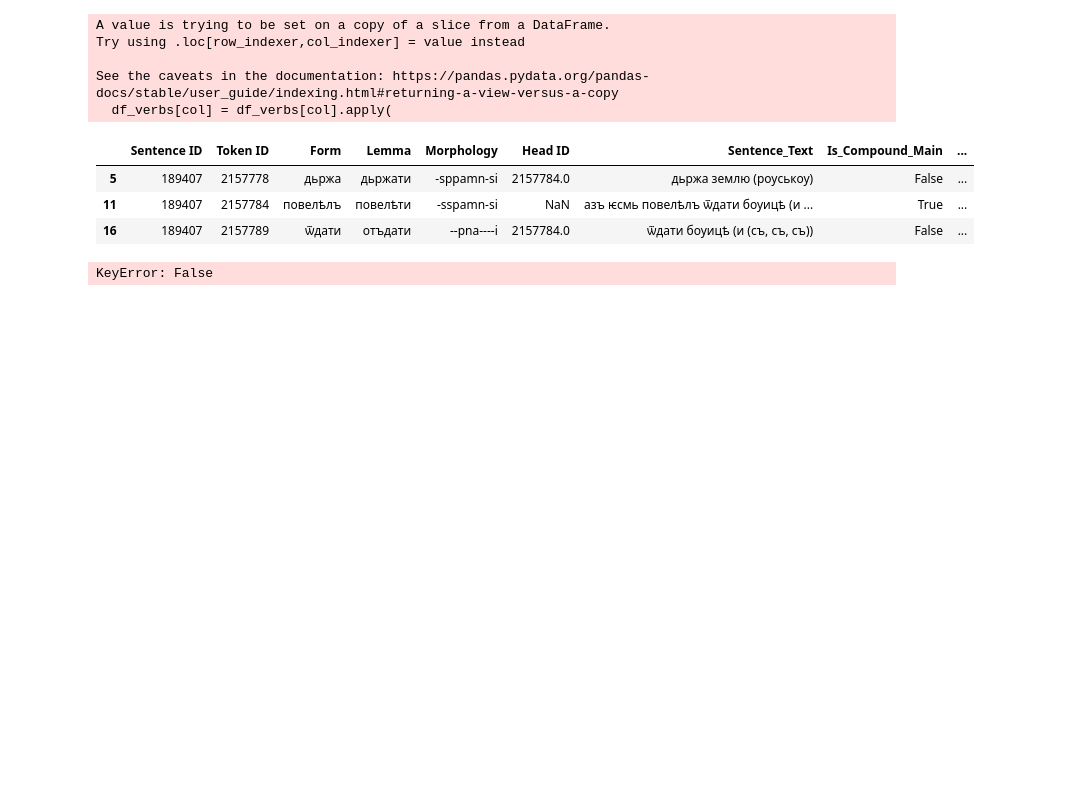
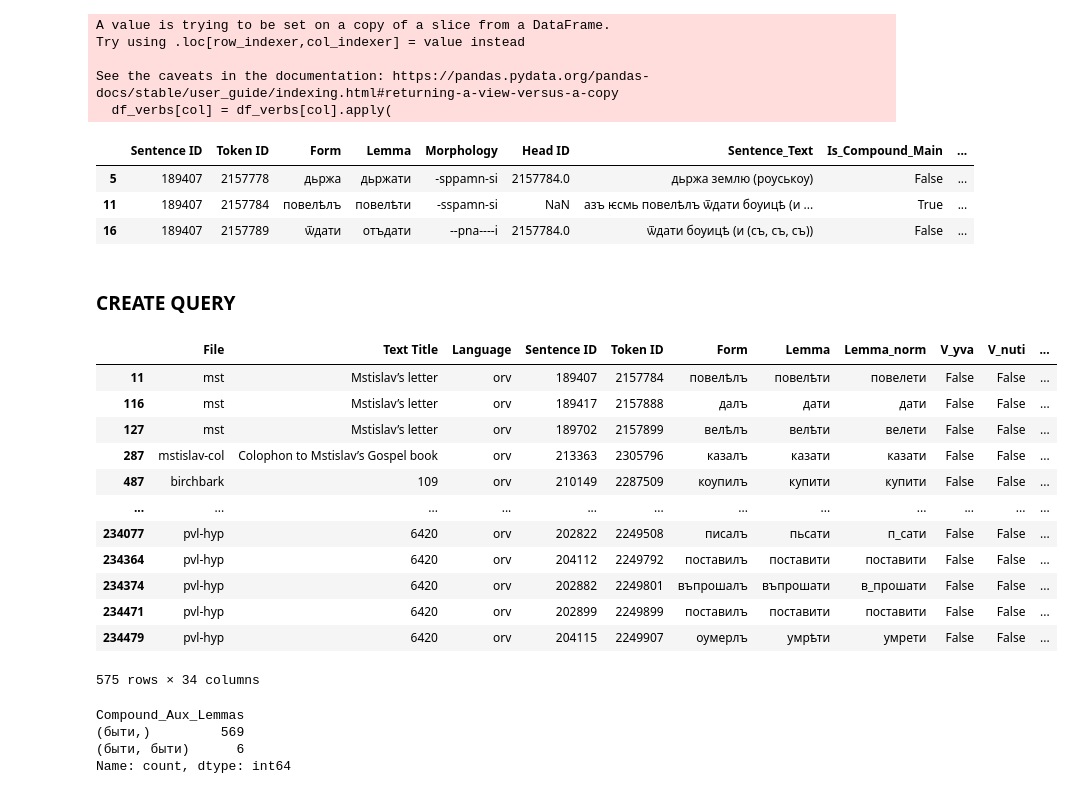
Before and after one commit to m03dtb/old-east-slavic-corpus-analysis, a Jupyter notebook: 02/8_Evaluate_Tempus.ipynb, the cells around one changed output. Saved outputs shown, nothing was run; the diff lists cells and outputs as text; code cells hidden in the pictures; blank space fills up the shorter version.

```diff
--- a/02/8_Evaluate_Tempus.ipynb
+++ b/02/8_Evaluate_Tempus.ipynb
@@ -164,3 +165,5 @@ df_verbs.iloc[rows, cols]
 # %%
 # make sure all Compound_Aux verbs have been removed
 assert not df_verbs['Is_Compound_Aux'].any()
+# %% [markdown]
+### CREATE QUERY
@@ -167,13 +195,56 @@ assert not df_verbs['Is_Compound_Aux'].any()
 # %%
-def df_filter_verbs(df):
+def filter_verbs_new(df, AUX, aux_pattern, main_pattern):
 
-    df.loc[
-        (df["Is_Compound_Aux"==True]),
-        df["Text Title"]
-    ]
+    def aux_match(row):
+        lemmas = row['Compound_Aux_Lemmas'] or []
+        morphs = row['Compound_Aux_Morphology'] or []
 
-    return df
+        pairs_in_row = list(zip(lemmas, morphs))
 
-df_filter_verbs(df_verbs)
+        # there must be a pair for each couple
+        for target_lemma, target_pattern in zip(AUX, aux_pattern):
+            if not any(
+                lemma == target_lemma and match_morph(morph, target_pattern)
+                for lemma, morph in pairs_in_row
+            ):
+                return False
+
+        return True
+
+    mask_aux = df.apply(aux_match, axis=1)
+
+    mask_main = df['Morphology'].apply(
+        lambda x: isinstance(x, str) and match_morph(x, main_pattern)
+    )
+
+    return df.loc[mask_main & mask_aux]
-# %% [output]
-KeyError: False
+# %%
+df_res = filter_verbs_new(
+    df_verbs,
+    AUX=['быти', 'быти'],
+    aux_pattern=["-s-------", "-----------"],
+    main_pattern="-sspamn-si"
+)
+# %%
+df_res
+# %% [output]
+|  | File | Text Title | Language | Sentence ID | Token ID | Form | Lemma | Lemma_norm | V_yva | V_nuti | ... |
+| 11 | mst | Mstislav’s letter | orv | 189407 | 2157784 | повелѣлъ | повелѣти | повелети | False | False | ... |
+| 116 | mst | Mstislav’s letter | orv | 189417 | 2157888 | далъ | дати | дати | False | False | ... |
+| 127 | mst | Mstislav’s letter | orv | 189702 | 2157899 | велѣлъ | велѣти | велети | False | False | ... |
+| 287 | mstislav-col | Colophon to Mstislav’s Gospel book | orv | 213363 | 2305796 | казалъ | казати | казати | False | False | ... |
+| 487 | birchbark | 109 | orv | 210149 | 2287509 | кѹпилъ | купити | купити | False | False | ... |
+| ... | ... | ... | ... | ... | ... | ... | ... | ... | ... | ... | ... |
+| 234077 | pvl-hyp | 6420 | orv | 202822 | 2249508 | писалъ | пьсати | п_сати | False | False | ... |
+| 234364 | pvl-hyp | 6420 | orv | 204112 | 2249792 | поставилъ | поставити | поставити | False | False | ... |
+| 234374 | pvl-hyp | 6420 | orv | 202882 | 2249801 | въпрошалъ | въпрошати | в_прошати | False | False | ... |
+| 234471 | pvl-hyp | 6420 | orv | 202899 | 2249899 | поставилъ | поставити | поставити | False | False | ... |
+| 234479 | pvl-hyp | 6420 | orv | 204115 | 2249907 | оумерлъ | умрѣти | умрети | False | False | ... |
+575 rows × 34 columns
+# %%
+df_res["Compound_Aux_Lemmas"].apply(tuple).value_counts()
+# %% [output]
+Compound_Aux_Lemmas
+(быти,)         569
+(быти, быти)      6
+Name: count, dtype: int64
```
Also changed, not shown: parts of 5 cells of this notebook, 2 other files.
